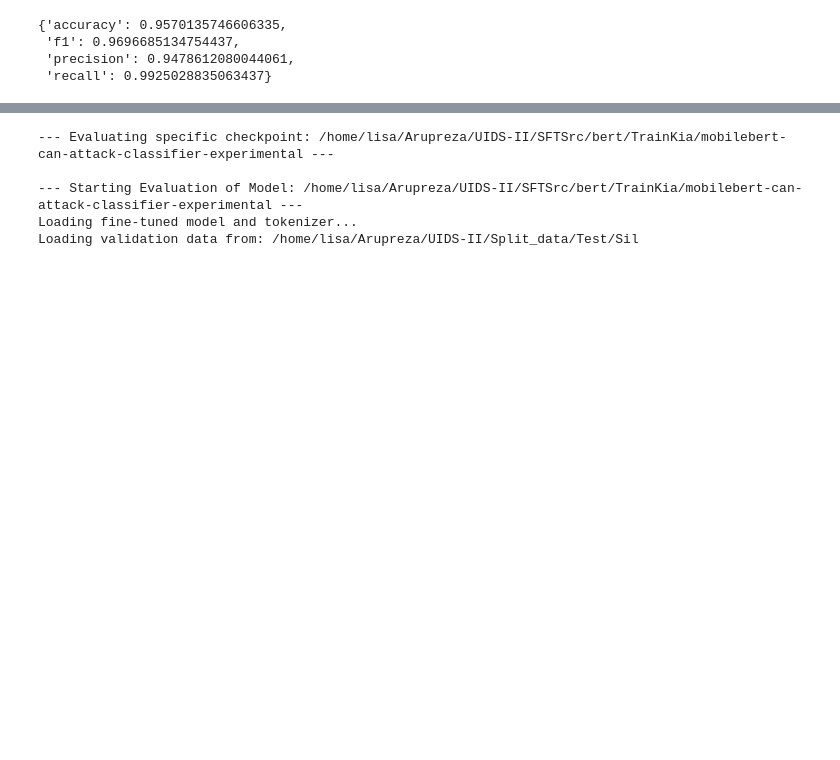
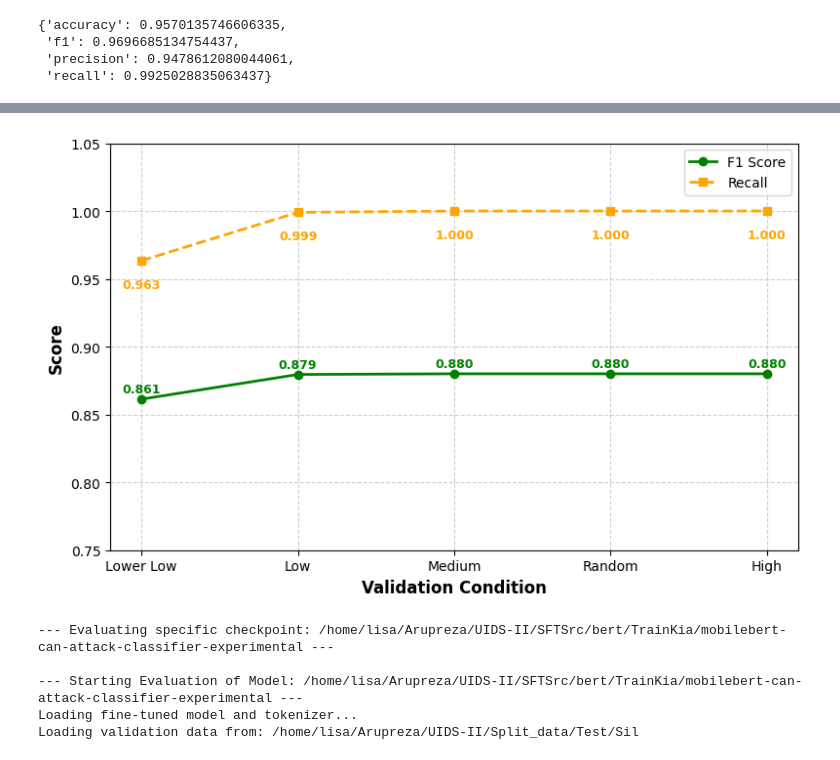
Before and after one commit to Arupreza/UIDS-II, a Jupyter notebook: Evaluation.ipynb, the cells around one changed output, grey strips where cells are left out. Drawn from its saved outputs; the diff is of its cells as text; code cells hidden in the pictures; blank space fills up the shorter version.

```diff
--- a/Evaluation.ipynb
+++ b/Evaluation.ipynb
@@ -164,3 +347,32 @@ Actual Positive: 39               | 5163
+# %%
+# Labels and values
+labels = ['Lower Low', 'Low', 'Medium', 'Random', 'High']
+f1_scores = [0.8613, 0.8795, 0.8800, 0.8800, 0.8800]
+recalls =   [0.9634, 0.9990, 1.0000, 1.0000, 1.0000]
+
+# Create figure
+plt.figure(figsize=(8, 5))
+
+# Plot both F1 and Recall with custom colors
+plt.plot(labels, f1_scores, marker='o', color='green', label='F1 Score', linewidth=2)
+plt.plot(labels, recalls, marker='s', color='orange', label='Recall', linewidth=2, linestyle='--')
+
+# Annotate values
+for i, (f1, rec) in enumerate(zip(f1_scores, recalls)):
+    plt.text(i, f1+0.005, f"{f1:.3f}", ha='center', fontsize=9, color='green', fontweight='bold')
+    plt.text(i, rec-0.02, f"{rec:.3f}", ha='center', fontsize=9, color='orange', fontweight='bold')
+
+# Labels and formatting
+plt.xlabel("Validation Condition", fontsize=12, fontweight='bold')
+plt.ylabel("Score", fontsize=12, fontweight='bold')
+plt.ylim(0.75, 1.05)
+plt.grid(True, linestyle='--', alpha=0.6)
+plt.legend(fontsize=10)
+plt.tight_layout()
+
+plt.show()
+# %% [output]
+[figure, added]
 # %%
 # --- 10. Evaluate a Specific Checkpoint ---
 # The path you provided is used here
```
Also changed, not shown: parts of 14 cells of this notebook.
